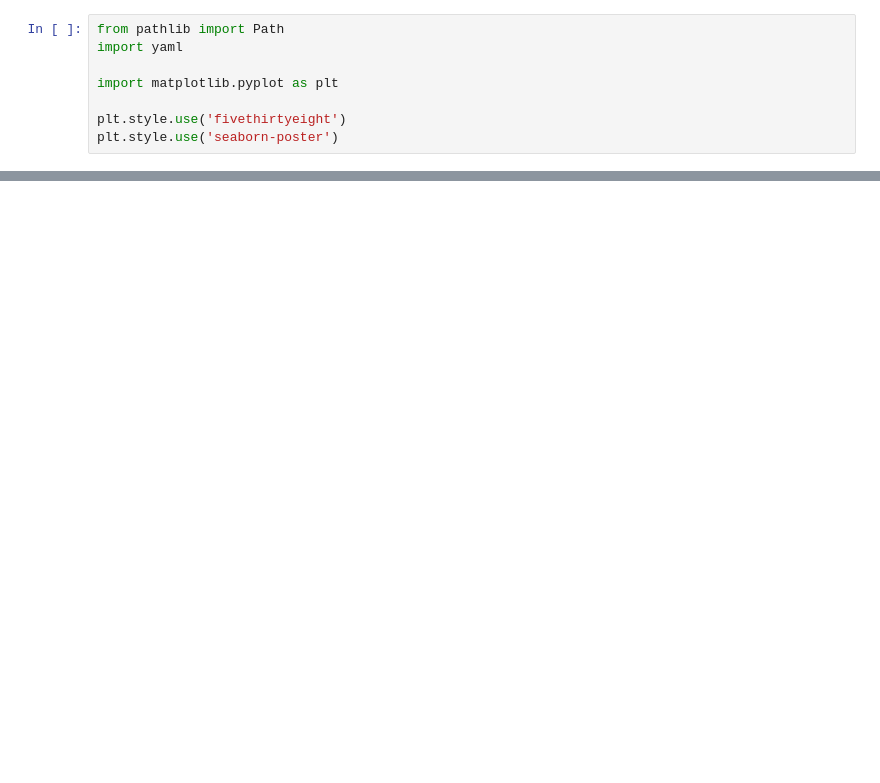
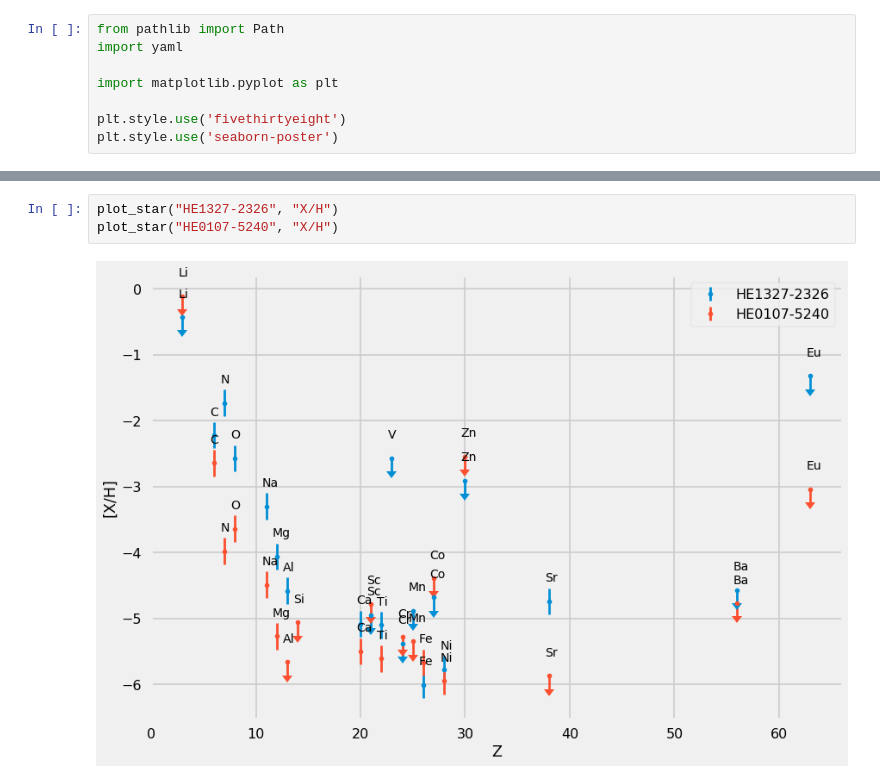
Before and after one commit to Samuel316/StarPlots, a Jupyter notebook: notebooks/Star_Plot.ipynb, the cells around one changed output, grey strips where cells are left out. Cells and saved outputs as stored; diff of their text form; blank space fills up the shorter version.

```diff
--- a/notebooks/Star_Plot.ipynb
+++ b/notebooks/Star_Plot.ipynb
@@ -76,0 +58,5 @@ ax.set_ylabel('[X/H]');
+# %%
+plot_star("HE1327-2326", "X/H")
+plot_star("HE0107-5240", "X/H")
+# %% [output]
+[figure, added]
```
Also changed, not shown: parts of 6 cells of this notebook, 9 other files.
